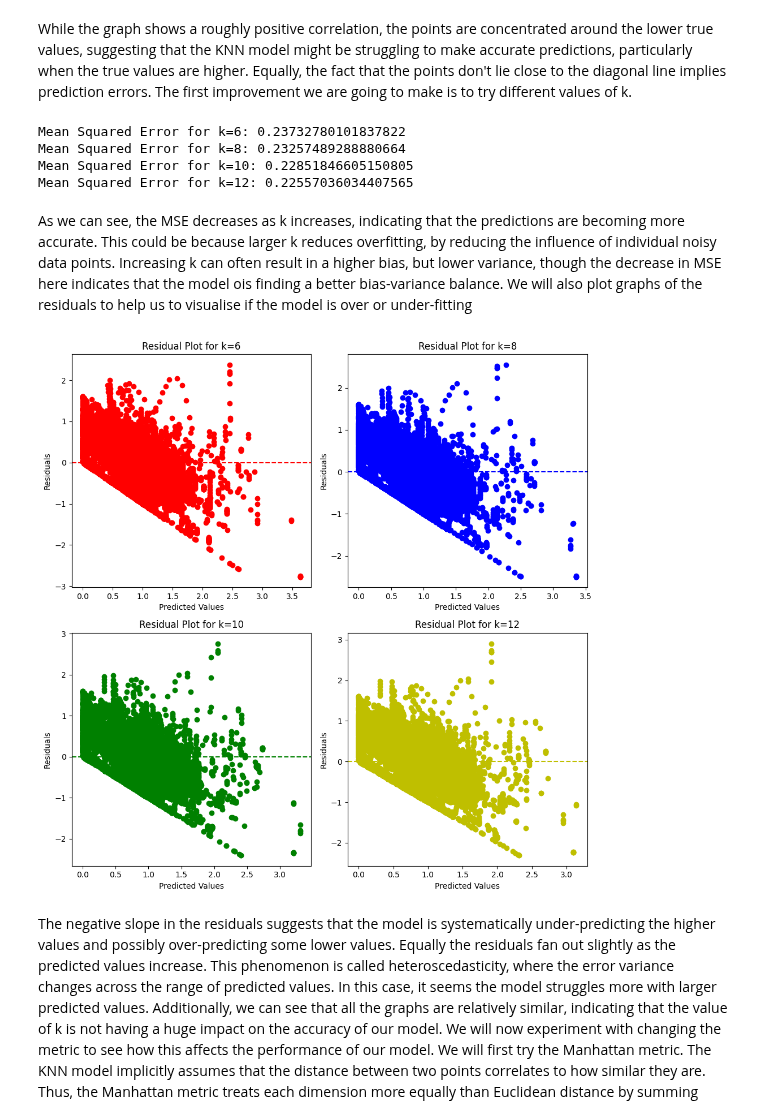
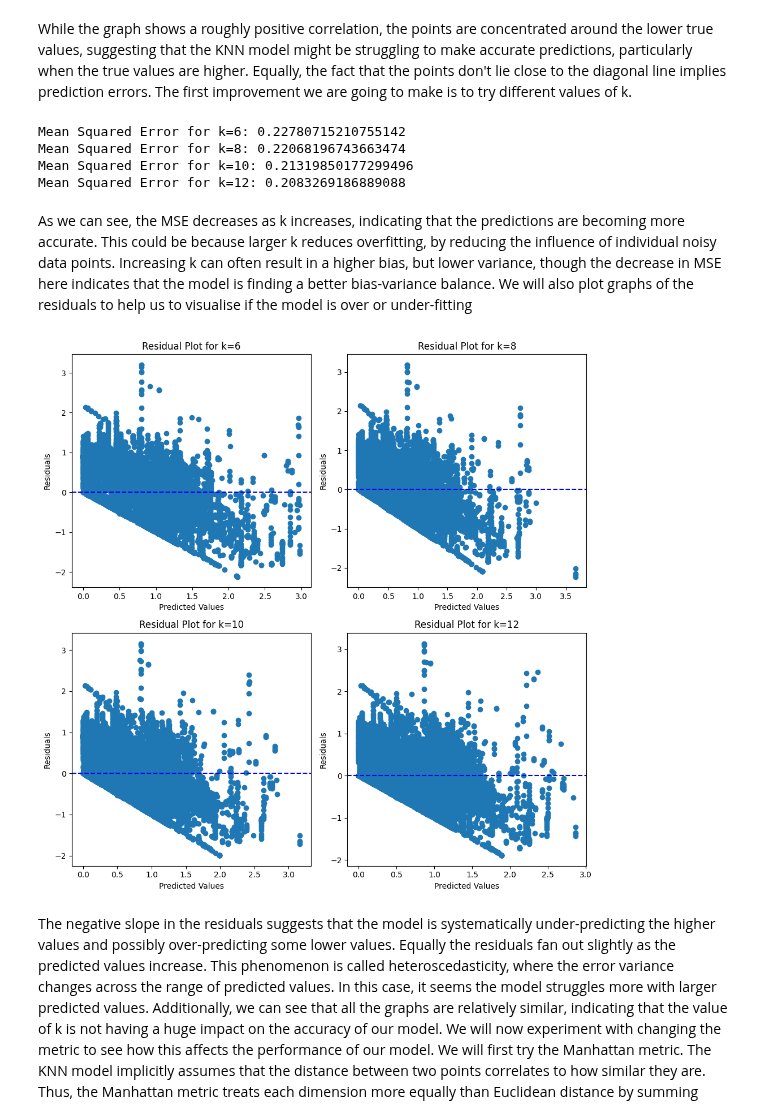
Before and after one commit to markmilner21/Assessment-1-Supervised-Prediction, a Jupyter notebook: Lucy Anthony/Assessment1.ipynb, the cells around one changed output. Cells and saved outputs as stored; diff of their text form; code cells hidden in the pictures.

```diff
--- a/Lucy Anthony/Assessment1.ipynb
+++ b/Lucy Anthony/Assessment1.ipynb
@@ -37,21 +31,8 @@ First we will consider a K-Nearest Neighbor model where k = 5. In the following
 # %%
-train_data = pd.read_csv('train.csv')
-test_data = pd.read_csv('test.csv')
-
-indep_train = train_data[['Stringency Index', 'CH Index', 'Gov Resp Index', 'Econ Sup Index', 'days_since']]
+indep_train = train_data[['Mean_Stringency_Index', 'CH_Index', 'Gov_Resp_Index', 'Econ_Sup_Index', 'days_since', 'total_cases', 'total_deaths', 'new_cases', 'new_deaths']]
 dep_train = train_data['reproduction_rate']
-indep_test = test_data[['Stringency Index', 'CH Index', 'Gov Resp Index', 'Econ Sup Index', 'days_since']]
+indep_test = test_data[['Mean_Stringency_Index', 'CH_Index', 'Gov_Resp_Index', 'Econ_Sup_Index', 'days_since', 'total_cases', 'total_deaths', 'new_cases', 'new_deaths']]
 dep_test = test_data['reproduction_rate']
-
-# We will deal with missing values initially by simply removing rows containing missing values
-
-train_data_cleaned = train_data.dropna(subset=['Stringency Index', 'CH Index', 'Gov Resp Index', 'Econ Sup Index', 'days_since', 'reproduction_rate'])
-test_data_cleaned = test_data.dropna(subset=['Stringency Index', 'CH Index', 'Gov Resp Index', 'Econ Sup Index', 'days_since', 'reproduction_rate'])
-
-indep_train = train_data_cleaned[['Stringency Index', 'CH Index', 'Gov Resp Index', 'Econ Sup Index', 'days_since']]
-dep_train = train_data_cleaned['reproduction_rate']
-indep_test = test_data_cleaned[['Stringency Index', 'CH Index', 'Gov Resp Index', 'Econ Sup Index', 'days_since']]
-dep_test = test_data_cleaned['reproduction_rate']
 
 # Knn models are distance based, so scaling of features (indep. variables) is essential
 
@@ -116,49 +97,49 @@ prediction12 = knn12.predict(indep_scaled_test)
 mse12 = mean_squared_error(dep_test, prediction12)
 print(f'Mean Squared Error for k=12: {mse12}')
 # %% [output]
-Mean Squared Error for k=6: 0.23732780101837822
-Mean Squared Error for k=8: 0.23257489288880664
-Mean Squared Error for k=10: 0.22851846605150805
-Mean Squared Error for k=12: 0.22557036034407565
+Mean Squared Error for k=6: 0.22780715210755142
+Mean Squared Error for k=8: 0.22068196743663474
+Mean Squared Error for k=10: 0.21319850177299496
+Mean Squared Error for k=12: 0.2083269186889088
 # %% [markdown]
-As we can see, the MSE decreases as k increases, indicating that the predictions are becoming more accurate. This could be because larger k reduces overfitting, by reducing the influence of individual noisy data points. Increasing k can often result in a higher bias, but lower variance, though the decrease in MSE here indicates that the model ois finding a better bias-variance balance. We will also plot graphs of the residuals to help us to visualise if the model is over or under-fitting
+As we can see, the MSE decreases as k increases, indicating that the predictions are becoming more accurate. This could be because larger k reduces overfitting, by reducing the influence of individual noisy data points. Increasing k can often result in a higher bias, but lower variance, though the decrease in MSE here indicates that the model is finding a better bias-variance balance. We will also plot graphs of the residuals to help us to visualise if the model is over or under-fitting
 # %%
 true_values = dep_test
 residuals6 = true_values - prediction6
 residuals8 = true_values - prediction8
 residuals10 = true_values - prediction10
 residuals12 = true_values - prediction12
 
 fig, axes = plt.subplots(2, 2, figsize=(10, 10))
 
-axes[0, 0].scatter(prediction6, residuals6, color='r')
-axes[0, 0].axhline(y=0, color='r', linestyle='--')
+axes[0, 0].scatter(prediction6, residuals6)
+axes[0, 0].axhline(y=0, color='b', linestyle='--')
 axes[0, 0].set_xlabel('Predicted Values')
 axes[0, 0].set_ylabel('Residuals')
 axes[0, 0].set_title('Residual Plot for k=6')
 
-axes[0, 1].scatter(prediction8, residuals8, color='b')
+axes[0, 1].scatter(prediction8, residuals8)
 axes[0, 1].axhline(y=0, color='b', linestyle='--')
 axes[0, 1].set_xlabel('Predicted Values')
 axes[0, 1].set_ylabel('Residuals')
 axes[0, 1].set_title('Residual Plot for k=8')
 
-axes[1, 0].scatter(prediction10, residuals10, color='g')
-axes[1, 0].axhline(y=0, color='g', linestyle='--')
+axes[1, 0].scatter(prediction10, residuals10)
+axes[1, 0].axhline(y=0, color='b', linestyle='--')
 axes[1, 0].set_xlabel('Predicted Values')
 axes[1, 0].set_ylabel('Residuals')
 axes[1, 0].set_title('Residual Plot for k=10')
 
-axes[1, 1].scatter(prediction12, residuals12, color='y')
-axes[1, 1].axhline(y=0, color='y', linestyle='--')
+axes[1, 1].scatter(prediction12, residuals12)
+axes[1, 1].axhline(y=0, color='b', linestyle='--')
 axes[1, 1].set_xlabel('Predicted Values')
 axes[1, 1].set_ylabel('Residuals')
 axes[1, 1].set_title('Residual Plot for k=12')
 
 plt.tight_layout()
 plt.show()
 # %% [output]
-[figure, old version]
+[figure, new version]
 # %% [markdown]
 The negative slope in the residuals suggests that the model is systematically under-predicting the higher values and possibly over-predicting some lower values. Equally the residuals fan out slightly as the predicted values increase. This phenomenon is called heteroscedasticity, where the error variance changes across the range of predicted values. In this case, it seems the model struggles more with larger predicted values. Additionally, we can see that all the graphs are relatively similar, indicating that the value of k is not having a huge impact on the accuracy of our model. We will now experiment with changing the metric to see how this affects the performance of our model. We will first try the Manhattan metric. The KNN model implicitly assumes that the distance between two points correlates to how similar they are. Thus, the Manhattan metric treats each dimension more equally than Euclidean distance by summing absolute distances (instead of squaring and square-rooting), and this makes it more robust to outliers since large distances do not have such a big impact on the metric.
 # %%
```
Also changed, not shown: parts of 29 cells of this notebook.
